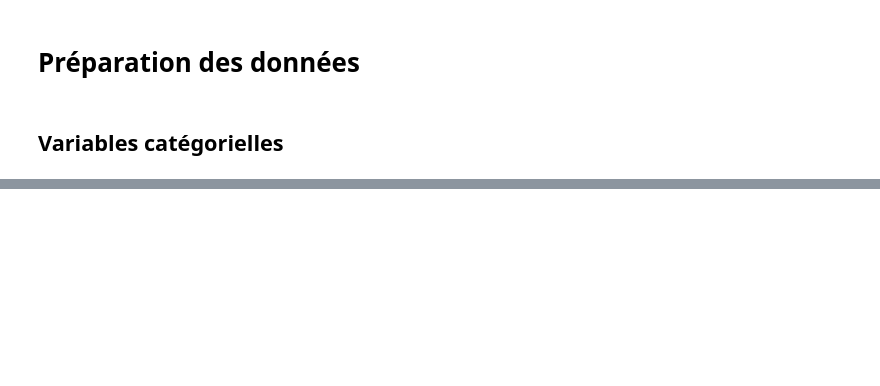
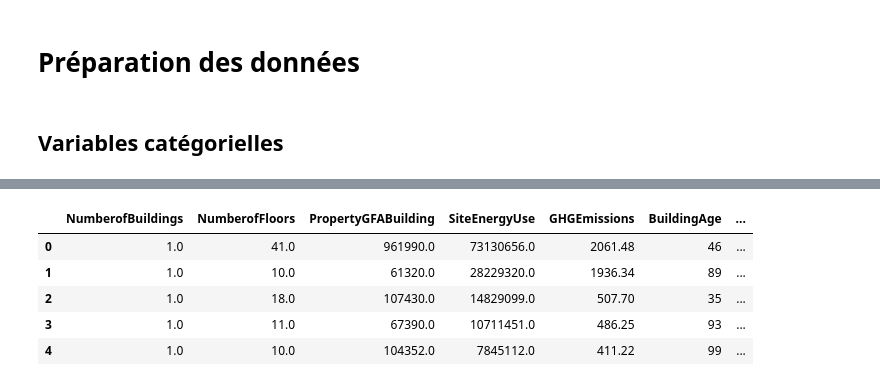
Before and after one commit to sebastienbourgeois/oc-p4-anticiper-besoin-consommation-batiments, a Jupyter notebook: Pelec_02_code.ipynb, the cells around one changed output, grey strips where cells are left out. Saved outputs shown, nothing was run; the diff lists cells and outputs as text; code cells hidden in the pictures; blank space fills up the shorter version.

```diff
--- a/Pelec_02_code.ipynb
+++ b/Pelec_02_code.ipynb
@@ -84,0 +125,9 @@ variables_categorielles = []
+# %%
+batiments_data_topees.head()
+# %% [output]
+|  | NumberofBuildings | NumberofFloors | PropertyGFABuilding | SiteEnergyUse | GHGEmissions | BuildingAge | ... |
+| 0 | 1.0 | 41.0 | 961990.0 | 73130656.0 | 2061.48 | 46 | ... |
+| 1 | 1.0 | 10.0 | 61320.0 | 28229320.0 | 1936.34 | 89 | ... |
+| 2 | 1.0 | 18.0 | 107430.0 | 14829099.0 | 507.70 | 35 | ... |
+| 3 | 1.0 | 11.0 | 67390.0 | 10711451.0 | 486.25 | 93 | ... |
+| 4 | 1.0 | 10.0 | 104352.0 | 7845112.0 | 411.22 | 99 | ... |
```
Also changed, not shown: parts of 13 cells of this notebook.
